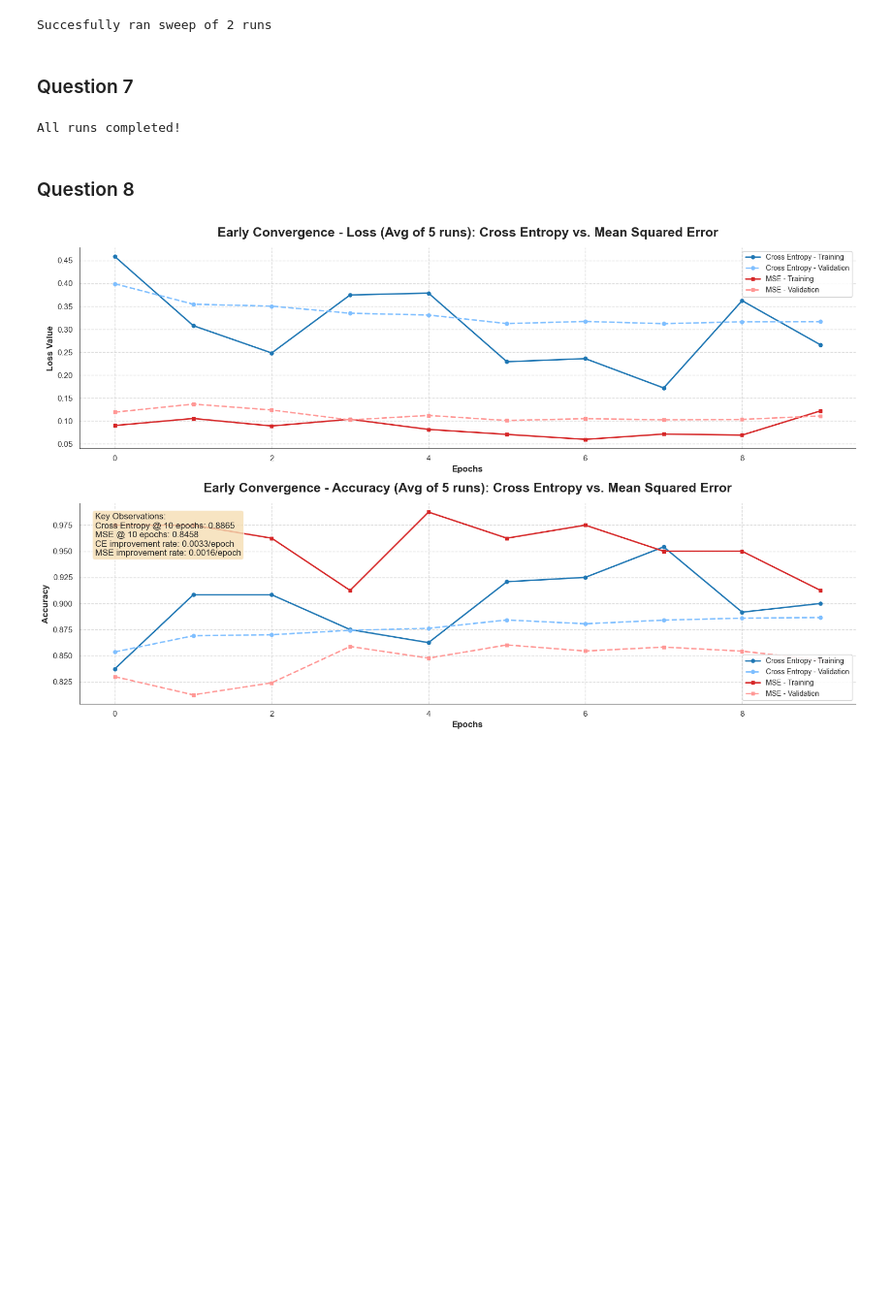
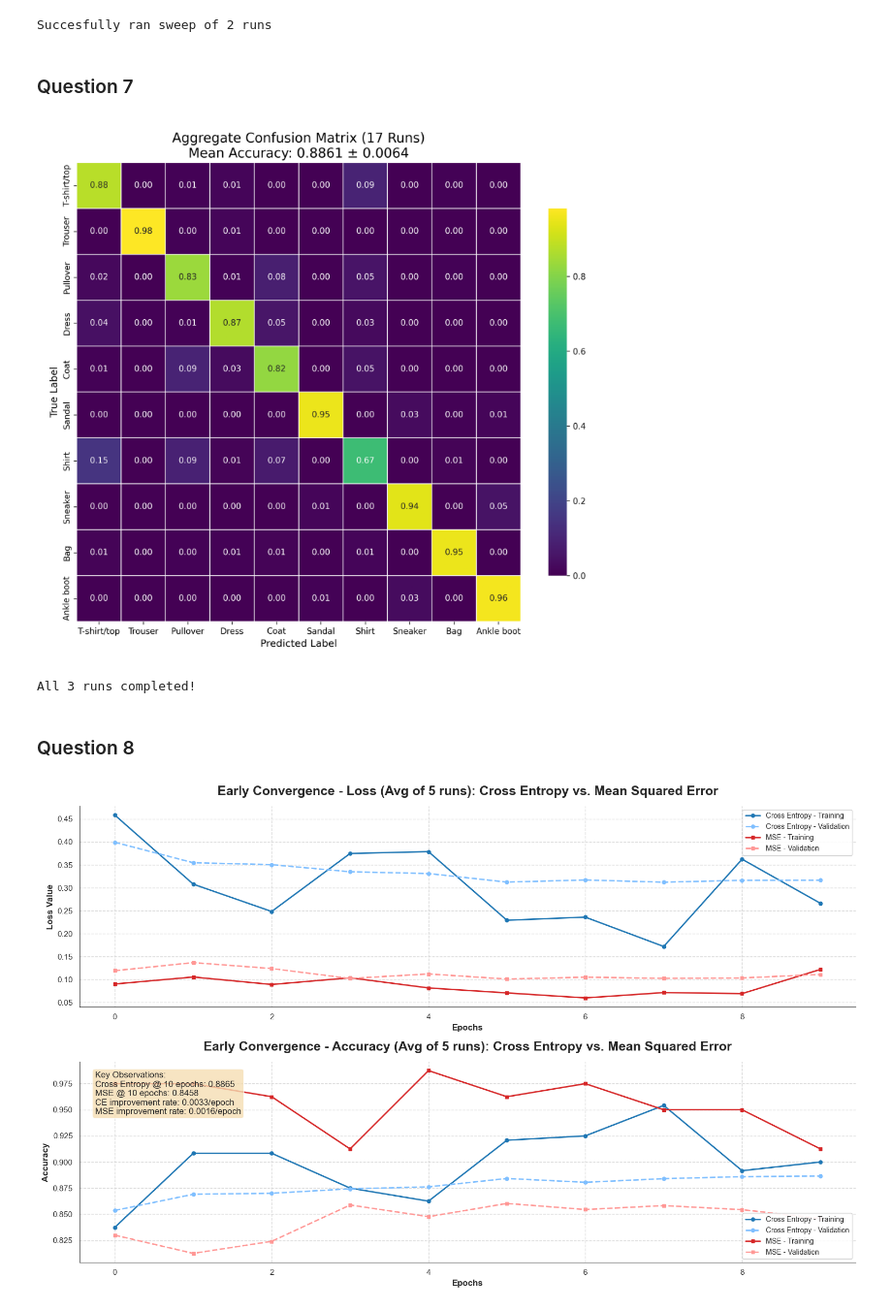
Before and after one commit to BullsEye268/da6401_assignment1, a Jupyter notebook: final.ipynb, the cells around one changed output. Shown at 97% size. Cells and saved outputs as stored; diff of their text form; code cells hidden in the pictures; blank space fills up the shorter version.

```diff
--- a/final.ipynb
+++ b/final.ipynb
@@ -154,7 +154,7 @@ def run_multiple_experiments(variation, log_aggregate_confusion_matrix=True):
     num_runs = len(variation)
 
     # Run the model multiple times
-    for run_id in range(num_runs):
+    for run_id in tqdm(range(num_runs)):
         print(f'Run {run_id+1} of {num_runs}')
         # Set a different random seed for each run
         np.random.seed(42 + run_id)
@@ -310,27 +310,33 @@ def run_multiple_experiments(variation, log_aggregate_confusion_matrix=True):
         # Finish the aggregate run
         wandb.finish()
 
+    wandb.teardown()
     return all_metrics, all_cms, all_y_preds, agg_cm_file
 # %%
 class_names = ['T-shirt/top', 'Trouser', 'Pullover', 'Dress', 'Coat',
                'Sandal', 'Shirt', 'Sneaker', 'Bag', 'Ankle boot']
 
 variation = [
         {},
         # {'loss': 'mean_squared_error'},
         {'batch_size': 32, 'num_layers': 4},
         {'epochs':15, 'batch_size': 128, 'num_layers': 5},
     ]
 
 
 _, _, _, agg_cm_file = run_multiple_experiments(variation=variation, log_aggregate_confusion_matrix=True)
 
 clear_output(wait=True)
+
+plt.figure(figsize=(12, 10), dpi=150)
 img_read = mpimg.imread(agg_cm_file)
+plt.imshow(img_read)
+plt.axis('off')
 plt.show()
-print("All runs completed!")
+print(f"All {len(variation)} runs completed!")
 # %% [output]
+[figure, added]
-All runs completed!
+All 3 runs completed!
 # %% [markdown]
 ### Question 8
 # %%
```
Also changed, not shown: 1 other file.
